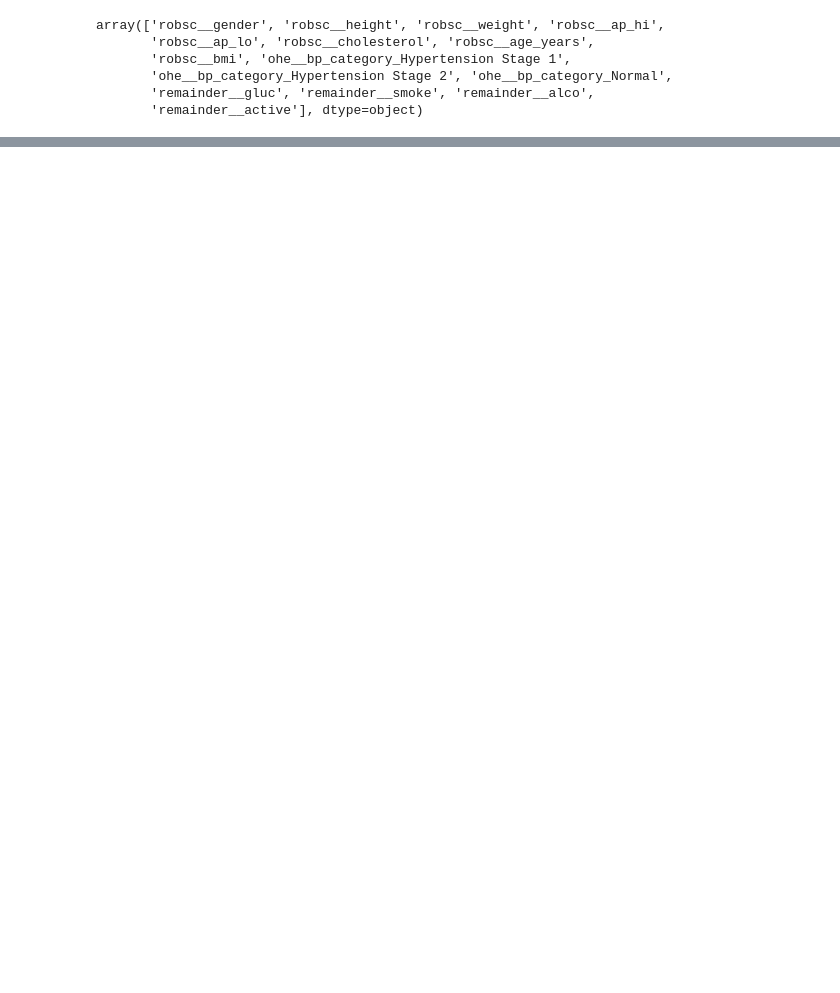
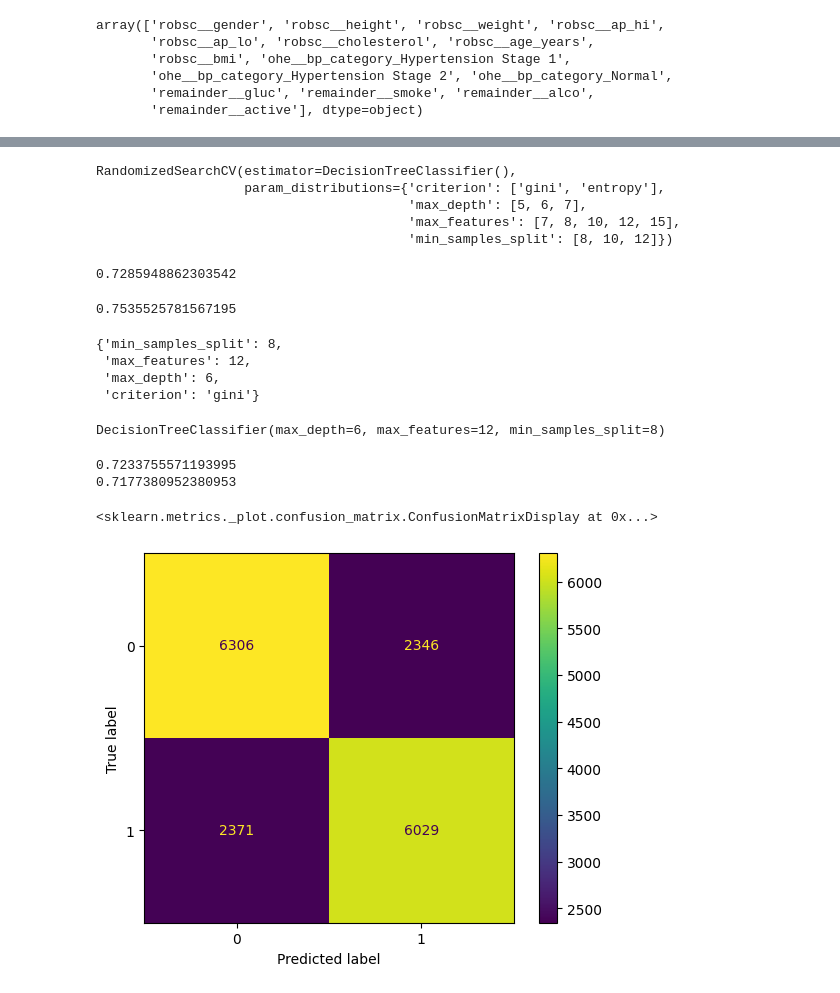
Before and after one commit to manishamahara/Project_cardio, a Jupyter notebook: project_cardio.ipynb, the cells around one changed output, grey strips where cells are left out. Drawn from its saved outputs; the diff is of its cells as text; code cells hidden in the pictures; blank space fills up the shorter version.

```diff
--- a/project_cardio.ipynb
+++ b/project_cardio.ipynb
@@ -375,0 +518,58 @@ x_train_transformerd =ct.transform(x_test)
+# %%
+param_dict = {
+               'criterion':['gini','entropy'],
+               'max_depth': [5,6,7],
+               'max_features': [7,8,10,12,15],
+               'min_samples_split': [8,10,12],
+                }
+
+
+
+randomcv = RandomizedSearchCV(dtc,param_distributions=param_dict)
+randomcv.fit(x_train_transformerd,y_train)
+# %% [output]
+RandomizedSearchCV(estimator=DecisionTreeClassifier(),
+                   param_distributions={'criterion': ['gini', 'entropy'],
+                                        'max_depth': [5, 6, 7],
+                                        'max_features': [7, 8, 10, 12, 15],
+                                        'min_samples_split': [8, 10, 12]})
+# %%
+cv_pred = randomcv.predict(x_test_transformerd)
+cv_acc = accuracy_score(cv_pred,y_test)
+print(cv_acc)
+# %% [output]
+0.7285948862303542
+# %%
+cv_pred = randomcv.predict(x_test_transformerd)
+cv_rec = recall_score(cv_pred,y_test)
+print(cv_rec)
+# %% [output]
+0.7535525781567195
+# %%
+randomcv.best_params_
+# %% [output]
+{'min_samples_split': 8,
+ 'max_features': 12,
+ 'max_depth': 6,
+ 'criterion': 'gini'}
+# %%
+best_dtc = randomcv.best_estimator_
+# %%
+best_dtc
+# %% [output]
+DecisionTreeClassifier(max_depth=6, max_features=12, min_samples_split=8)
+# %%
+best_dtc.fit(x_train_transformerd,y_train)
+best_pred= best_dtc.predict(x_test_transformerd)
+acc = accuracy_score(best_pred,y_test)
+rec = recall_score(best_pred,y_test)
+cm = confusion_matrix(best_pred,y_test)
+# %%
+print(acc)
+print(rec)
+ConfusionMatrixDisplay(cm).plot()
+# %% [output]
+0.7233755571193995
+0.7177380952380953
+<sklearn.metrics._plot.confusion_matrix.ConfusionMatrixDisplay at 0x...>
+[figure, added]
```
Also changed, not shown: parts of 26 cells of this notebook.
